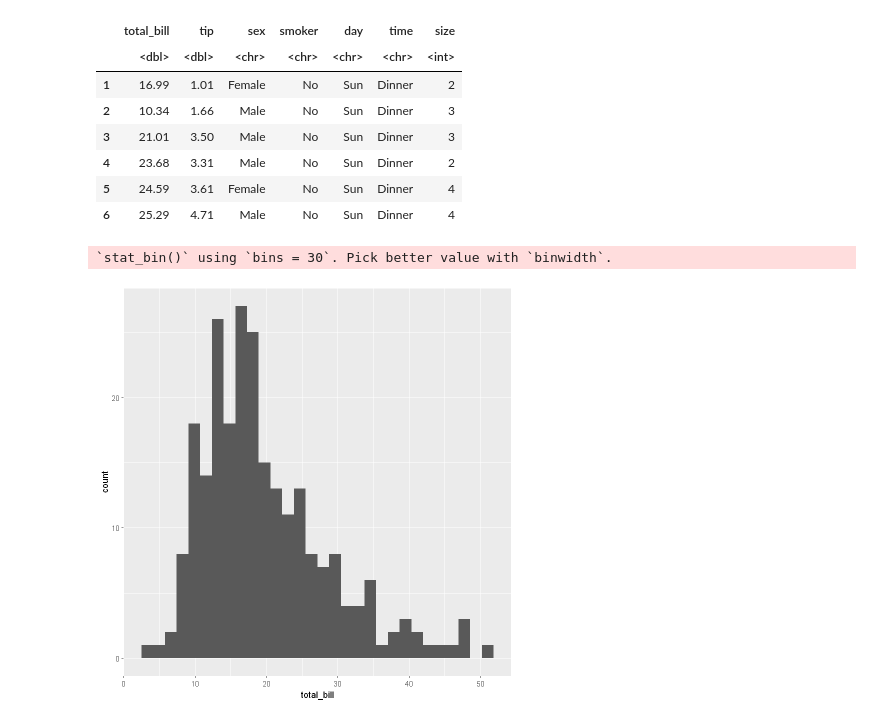
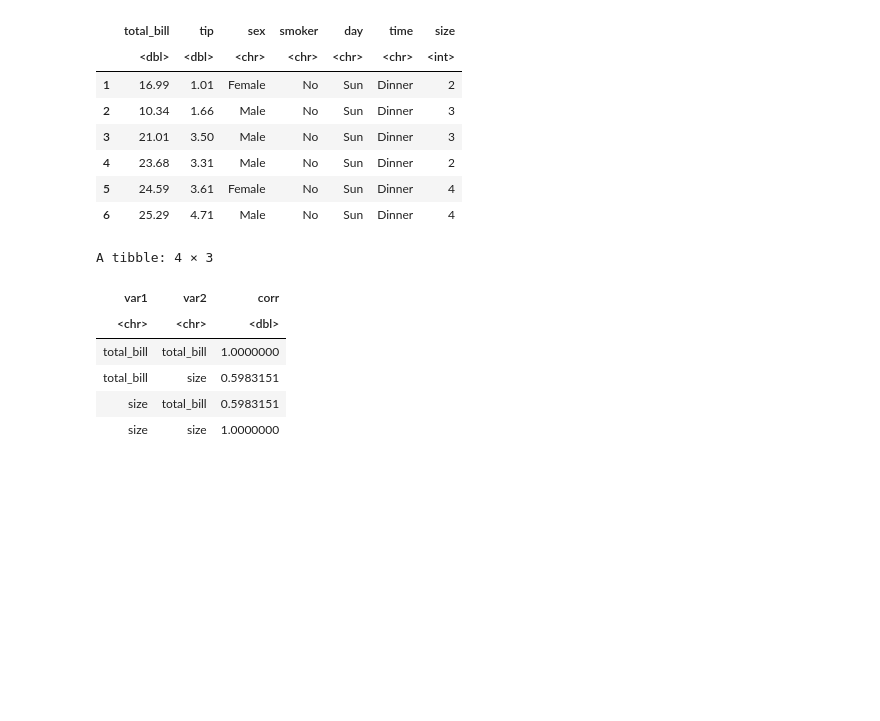
Before and after one commit to JustinTrenchcoat/STAT_301_Personal_Project, a Jupyter notebook: analysis.ipynb, the cells around one changed output. Drawn from its saved outputs; the diff is of its cells as text; code cells hidden in the pictures; blank space fills up the shorter version.

```diff
--- a/analysis.ipynb
+++ b/analysis.ipynb
@@ -45,9 +36,22 @@ A data.frame: 6 × 7
 | 4 | 23.68 | 3.31 | Male | No | Sun | Dinner | 2 |
 | 5 | 24.59 | 3.61 | Female | No | Sun | Dinner | 4 |
 | 6 | 25.29 | 4.71 | Male | No | Sun | Dinner | 4 |
-# %%
-ggplot(aes(x=total_bill), data = data_tips)+
-geom_histogram()
-# %% [output]
-`stat_bin()` using `bins = 30`. Pick better value with `binwidth`.
-[figure, removed]
+# %%
+corr_matrix_tip <-
+   data_tips %>%
+   select(-sex, -smoker,-day,-time, -tip) %>%
+   cor() %>%
+   as_tibble(rownames = 'var1') %>%
+   pivot_longer(-var1, names_to = "var2", values_to = "corr")
+
+# your code here
+
+corr_matrix_tip
+# %% [output]
+A tibble: 4 × 3
+| var1 | var2 | corr |
+| <chr> | <chr> | <dbl> |
+| total_bill | total_bill | 1.0000000 |
+| total_bill | size | 0.5983151 |
+| size | total_bill | 0.5983151 |
+| size | size | 1.0000000 |
```
Also changed, not shown: parts of 5 cells of this notebook, 1 other file.
